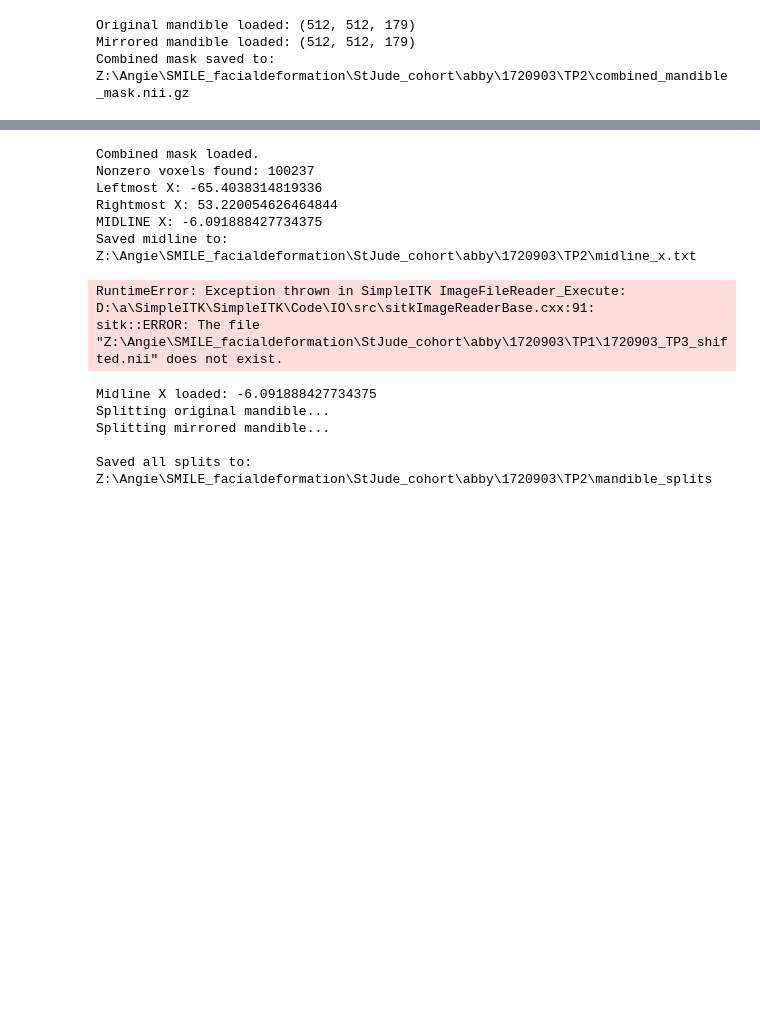
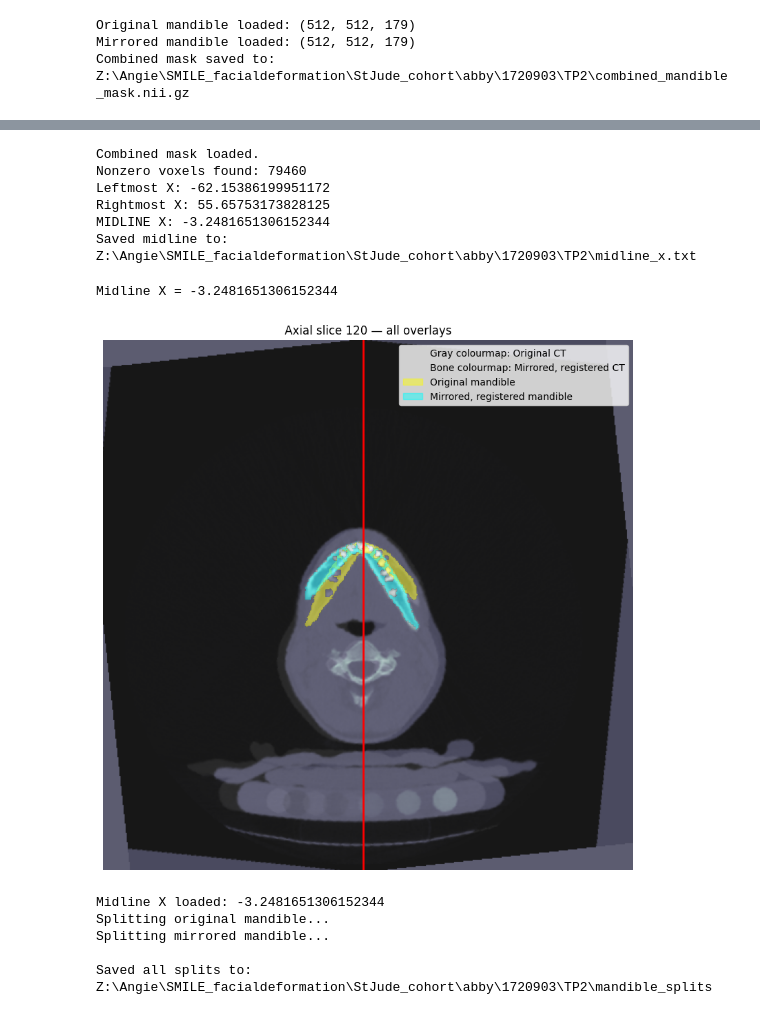
Before and after one commit to abbycrowther/Modelling_Facial_Deformation, a Jupyter notebook: Code/Total_Segmentator/SMILE_facialdeformation_work/full_asymmetry_pipeline.ipynb, the cells around one changed output, grey strips where cells are left out. Saved outputs shown, nothing was run; the diff lists cells and outputs as text; code cells hidden in the pictures; blank space fills up the shorter version.

Commit message:
all the tilt stuff!

```diff
--- a/Code/Total_Segmentator/SMILE_facialdeformation_work/full_asymmetry_pipeline.ipynb
+++ b/Code/Total_Segmentator/SMILE_facialdeformation_work/full_asymmetry_pipeline.ipynb
@@ -491,7 +716,7 @@ import SimpleITK as sitk
 import numpy as np
 import os
 
-combined_path = r"Z:\Angie\SMILE_facialdeformation\StJude_cohort\abby\1720903\TP2\combined_mandible_mask.nii.gz"
+combined_path = r"Z:\Angie\SMILE_facialdeformation\StJude_cohort\abby\1720903\TP2\tilt_corrected\combined_mask_tiltcorrected.nii.gz"
 output_midline_file = r"Z:\Angie\SMILE_facialdeformation\StJude_cohort\abby\1720903\TP2\midline_x.txt"
 
 combined = sitk.ReadImage(combined_path)
@@ -522,10 +747,10 @@ print("MIDLINE X:", mid_x)
 print("Saved midline to:", output_midline_file)
 # %% [output]
 Combined mask loaded.
-Nonzero voxels found: 100237
-Leftmost X: -65.4038314819336
-Rightmost X: 53.220054626464844
-MIDLINE X: -6.091888427734375
+Nonzero voxels found: 79460
+Leftmost X: -62.15386199951172
+Rightmost X: 55.65753173828125
+MIDLINE X: -3.2481651306152344
 Saved midline to: Z:\Angie\SMILE_facialdeformation\StJude_cohort\abby\1720903\TP2\midline_x.txt
 # %%
 #visualise midline
@@ -534,13 +759,13 @@ import numpy as np
 import matplotlib.pyplot as plt
 import matplotlib.patches as mpatches
 
-orig_ct_path   = r"Z:\Angie\SMILE_facialdeformation\StJude_cohort\abby\1720903\TP1\1720903_TP3_shifted.nii"
-mirr_ct_path   = r"Z:\Angie\SMILE_facialdeformation\StJude_cohort\abby\1720903\TP1\mirror_registered_ct.nii.gz"
+orig_ct_path   = r"Z:\Angie\SMILE_facialdeformation\StJude_cohort\abby\1720903\TP2\tilt_corrected\ct_original_tiltcorrected.nii.gz"
+mirr_ct_path   = r"Z:\Angie\SMILE_facialdeformation\StJude_cohort\abby\1720903\TP2\tilt_corrected\ct_mirrored_tiltcorrected.nii.gz"
 
-orig_mand_path = r"Z:\Angie\SMILE_facialdeformation\StJude_cohort\abby\1720903\TP1\TotalSegmentator1\mandible.nii.gz"
-mirr_mand_path = r"Z:\Angie\SMILE_facialdeformation\StJude_cohort\abby\1720903\TP1\mandible_registered_mirrored.nii.gz"
+orig_mand_path = r"Z:\Angie\SMILE_facialdeformation\StJude_cohort\abby\1720903\TP2\tilt_corrected\mandible_original_tiltcorrected.nii.gz"
+mirr_mand_path = r"Z:\Angie\SMILE_facialdeformation\StJude_cohort\abby\1720903\TP2\tilt_corrected\mandible_mirrored_tiltcorrected.nii.gz"
 
-midline_file = r"Z:\Angie\SMILE_facialdeformation\StJude_cohort\abby\1720903\TP1\midline_x.txt"
+midline_file = r"Z:\Angie\SMILE_facialdeformation\StJude_cohort\abby\1720903\TP2\midline_x.txt"
 
 orig_ct   = sitk.ReadImage(orig_ct_path)
 mirr_ct   = sitk.ReadImage(mirr_ct_path)
@@ -561,7 +786,7 @@ orig_mand_np = sitk.GetArrayFromImage(orig_mand)
 mirr_mand_np = sitk.GetArrayFromImage(mirr_mand)
 
 plane = "Axial"
-slice_index = 100
+slice_index = 120
 
 def get_slice(img_np, m1_np, m2_np, plane, idx):
     if plane == "Axial":
@@ -612,46 +837,46 @@ plt.figure(figsize=(10,10))
 plt.imshow(orig_slice, cmap="gray", alpha=0.7)
 plt.imshow(mirr_slice, cmap="bone", alpha=0.7)
 
 plt.imshow(mand1_overlay)
 plt.imshow(mand2_overlay)
 
 if mid_col is not None:
     plt.axvline(mid_col, color='red', linewidth=2)
 
 orig_ct_patch = mpatches.Patch(
     facecolor='none', edgecolor='none', linewidth=0,
     label='Gray colourmap: Original CT'
 )
 
 mir_ct_patch = mpatches.Patch(
     facecolor='none', edgecolor='none', linewidth=0,
     label='Bone colourmap: Mirrored, registered CT'
 )
 
 orig_mand_patch = mpatches.Patch(color=color_mand1, label='Original mandible')
 mir_mand_patch = mpatches.Patch(color=color_mand2, label='Mirrored, registered mandible')
 
 plt.legend(
     handles=[orig_ct_patch, mir_ct_patch, orig_mand_patch, mir_mand_patch],
     loc='upper right'
 )
 plt.title(f"{plane} slice {slice_index} — all overlays")
 plt.axis("off")
 plt.show()
 # %% [output]
-RuntimeError: Exception thrown in SimpleITK ImageFileReader_Execute: D:\a\SimpleITK\SimpleITK\Code\IO\src\sitkImageReaderBase.cxx:91:
-sitk::ERROR: The file "Z:\Angie\SMILE_facialdeformation\StJude_cohort\abby\1720903\TP1\1720903_TP3_shifted.nii" does not exist.
+Midline X = -3.2481651306152344
+[figure, added]
 # %%
 #split mandible segmentations down the midline
 import SimpleITK as sitk
 import numpy as np
 import os
 
-orig_mandible_path = r"Z:\Angie\SMILE_facialdeformation\StJude_cohort\abby\1720903\TP1\TotalSegmentator1\mandible.nii.gz"
-mirr_mandible_path = r"Z:\Angie\SMILE_facialdeformation\StJude_cohort\abby\1720903\TP1\mandible_registered_mirrored.nii.gz"
-midline_file_path = r"Z:\Angie\SMILE_facialdeformation\StJude_cohort\abby\1720903\TP1\midline_x.txt"
+orig_mandible_path = r"Z:\Angie\SMILE_facialdeformation\StJude_cohort\abby\1720903\TP2\tilt_corrected\mandible_original_tiltcorrected.nii.gz"
+mirr_mandible_path = r"Z:\Angie\SMILE_facialdeformation\StJude_cohort\abby\1720903\TP2\tilt_corrected\mandible_mirrored_tiltcorrected.nii.gz"
+midline_file_path = r"Z:\Angie\SMILE_facialdeformation\StJude_cohort\abby\1720903\TP2\midline_x.txt"
 
-output_dir = r"Z:\Angie\SMILE_facialdeformation\StJude_cohort\abby\1720903\TP1\mandible_splits"
+output_dir = r"Z:\Angie\SMILE_facialdeformation\StJude_cohort\abby\1720903\TP2\mandible_splits"
 os.makedirs(output_dir, exist_ok=True)
 
 orig = sitk.ReadImage(orig_mandible_path)
@@ -701,7 +926,7 @@ sitk.WriteImage(mirr_right, os.path.join(output_dir, "mirrored_right.nii.gz"))
 
 print("\nSaved all splits to:", output_dir)
 # %% [output]
-Midline X loaded: -6.091888427734375
+Midline X loaded: -3.2481651306152344
 Splitting original mandible...
 Splitting mirrored mandible...
 
```
Also changed, not shown: parts of 5 cells of this notebook.
